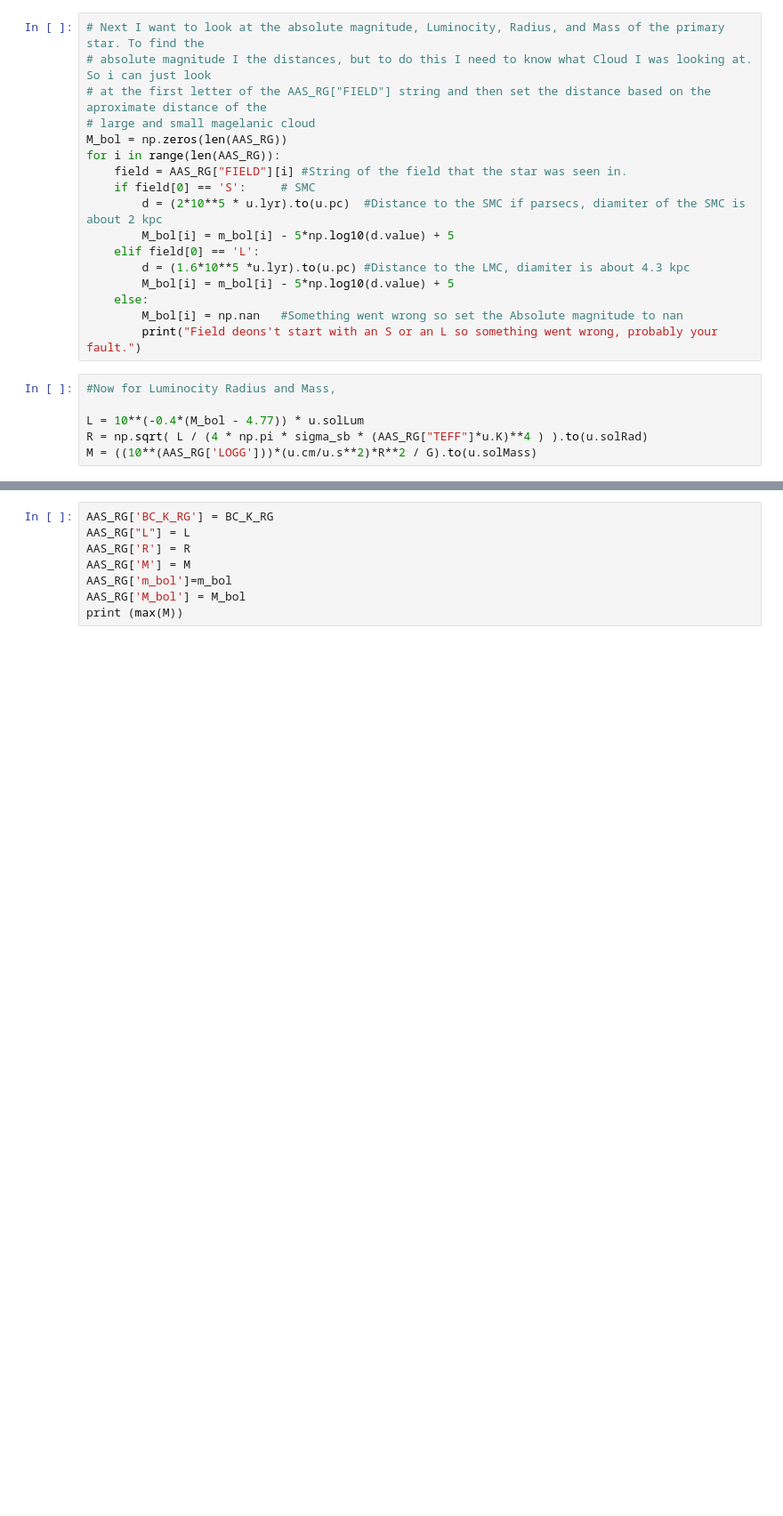
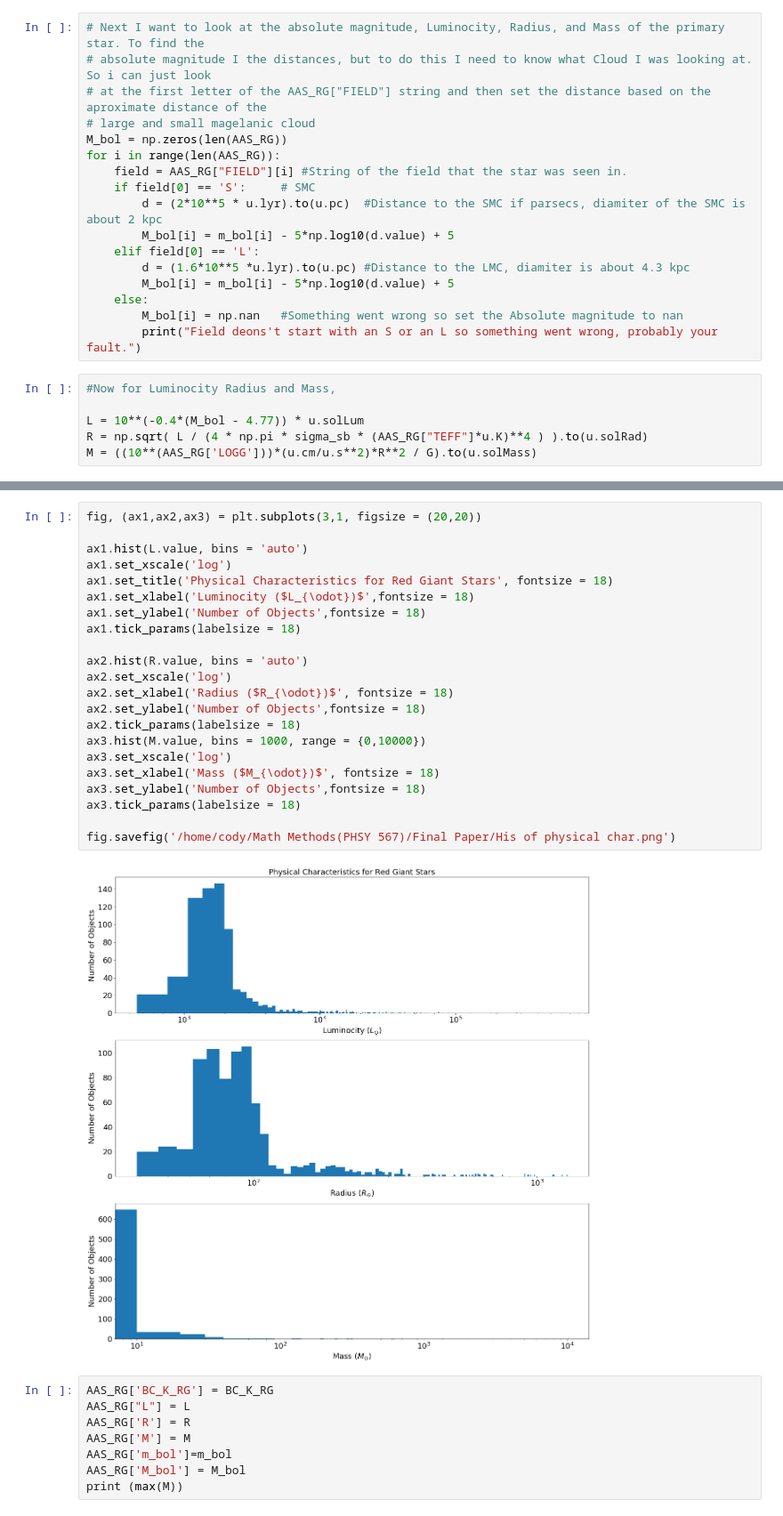
Before and after one commit to CodyDBrown/Binary-Search, a Jupyter notebook: Binary Search.ipynb, the cells around one changed output, grey strips where cells are left out. Shown at 89% size. Saved outputs shown, nothing was run; the diff lists cells and outputs as text; blank space fills up the shorter version.

```diff
--- a/Binary Search.ipynb
+++ b/Binary Search.ipynb
@@ -537,3 +610,27 @@ Text(0,0.5,'Number of Objects')
+# %%
+fig, (ax1,ax2,ax3) = plt.subplots(3,1, figsize = (20,20))
+
+ax1.hist(L.value, bins = 'auto')
+ax1.set_xscale('log')
+ax1.set_title('Physical Characteristics for Red Giant Stars', fontsize = 18)
+ax1.set_xlabel('Luminocity ($L_{\odot})$',fontsize = 18)
+ax1.set_ylabel('Number of Objects',fontsize = 18)
+ax1.tick_params(labelsize = 18)
+
+ax2.hist(R.value, bins = 'auto')
+ax2.set_xscale('log')
+ax2.set_xlabel('Radius ($R_{\odot})$', fontsize = 18)
+ax2.set_ylabel('Number of Objects',fontsize = 18)
+ax2.tick_params(labelsize = 18)
+ax3.hist(M.value, bins = 1000, range = {0,10000})
+ax3.set_xscale('log')
+ax3.set_xlabel('Mass ($M_{\odot})$', fontsize = 18)
+ax3.set_ylabel('Number of Objects',fontsize = 18)
+ax3.tick_params(labelsize = 18)
+
+fig.savefig('/home/cody/Math Methods(PHSY 567)/Final Paper/His of physical char.png')
+# %% [output]
+[figure, added]
 # %%
 AAS_RG['BC_K_RG'] = BC_K_RG
 AAS_RG["L"] = L
```
Also changed, not shown: parts of 21 cells of this notebook, 2 other files.
